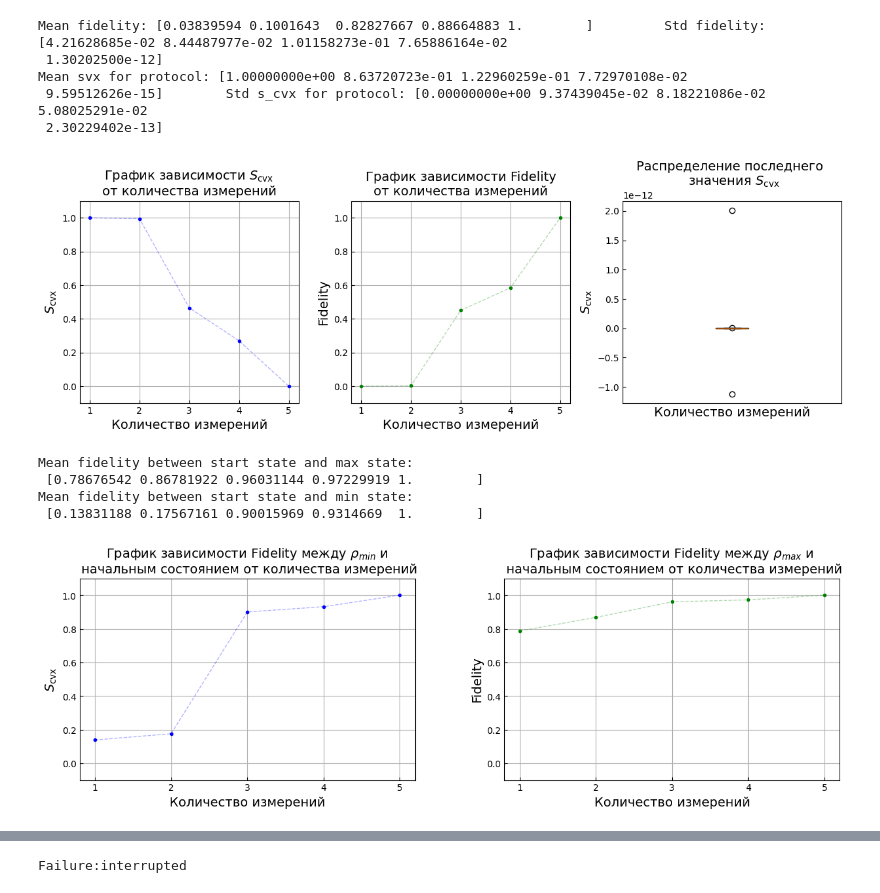
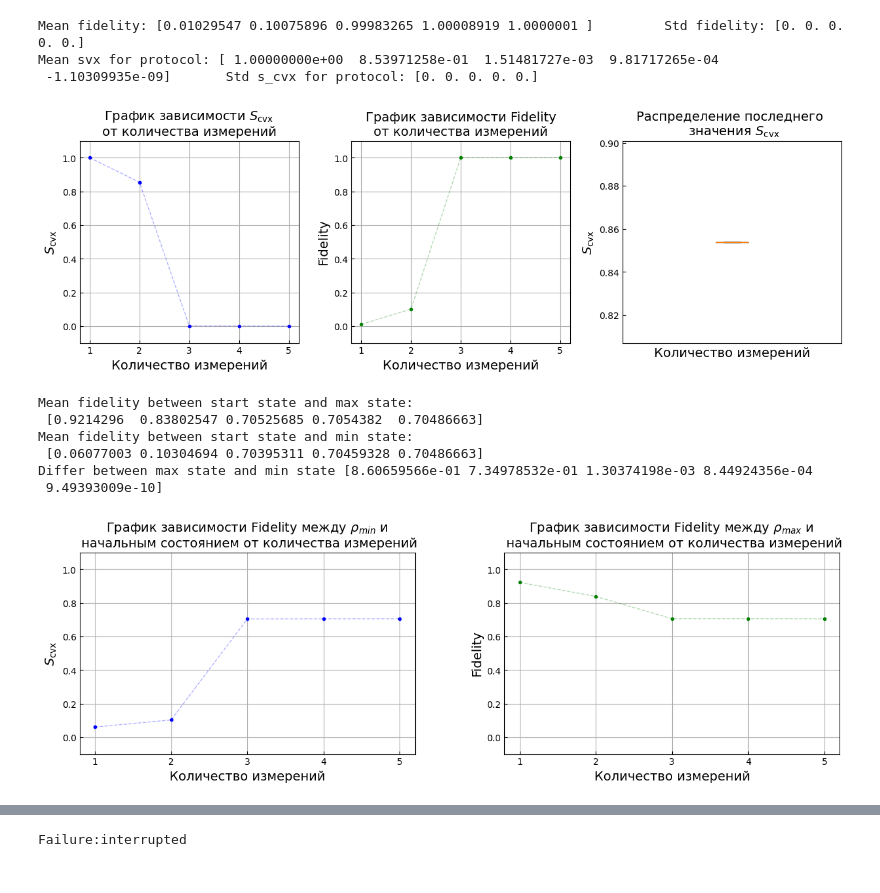
Before and after one commit to Denis-chupa/Quantum_tools, a Jupyter notebook: Tomography/src/research_data/create_s_cvx_pictures.ipynb, the cells around one changed output, grey strips where cells are left out. Saved outputs shown, nothing was run; the diff lists cells and outputs as text; code cells hidden in the pictures.

```diff
--- a/Tomography/src/research_data/create_s_cvx_pictures.ipynb
+++ b/Tomography/src/research_data/create_s_cvx_pictures.ipynb
@@ -69,9 +74,13 @@ import matplotlib.pyplot as plt
+# %%
+from Qutrit import*
+from Adaptive_compresive_cending_qutrit import*
+protocol = [Gl_4(3 * pi / 8), Gl_4(0), Gl_4(pi / 8), Gl_4(5 * pi / 8), Gl_4(7 * pi / 8)]
+rank = 1
+tomography_1 = ACT(protocol, rank, 3)
+state = tomography_1.r_rank_r(rank, 3, "complex")
+Z_state = tomography_1.r_rank_r(3, 3, "complex")
 # %%
-from Qutrit import*
-from Adaptive_compresive_cending_qutrit import*
-protocol = [Gl_4(3 * pi / 8), Gl_4(0), Gl_4(pi / 8),  Gl_4(5 * pi / 8),  Gl_4(7 * pi / 8)]
-rank = 3
-tomography_1 = ACT(protocol, rank, 3)
+
 # state = tomography_1.r_rank_r(rank, 3, "complex")
 
 plt.rcParams.update({
@@ -90,12 +99,12 @@ fidelity_max_start = []
 fidelity_min_start = []
 r_max = []
 r_min = []
-N = 100
+N = 1
 
 for i in tqdm(range(N)):
     svx_list_one_measurement, fidelity_list_one_measurement, fidelity_x_min, fidelity_x_max,\
-    x_min_list, x_max_list, state_ml = tomography_1.main(rank_psevdoin=rank, epsilon_ml=10*-11, epsilon_act=10**-9,\
-                                                         max_iters_in_semidefinite_program=10**8)#, random_r=state)
+    x_min_list, x_max_list, state_ml = tomography_1.main(rank_psevdoin=rank, epsilon_ml=10*-11, epsilon_act=10**-3,\
+                                                         max_iters_in_semidefinite_program=10**8, random_r=state, Z=Z_state)#, random_r=state)
     state = tomography_1.random_r
     for ind_min in range(len(x_min_list)):
         x_min_list[ind_min] = np.array([[complex(item) for item in row] for row in x_min_list[ind_min]])
@@ -103,49 +112,58 @@ for i in tqdm(range(N)):
         x_max_list[ind_max] = np.array([[complex(item) for item in row] for row in x_max_list[ind_max]])
 
     fidelity_list_xmax_xmin = [tomography_1.Fidelity(x_min_list[0], x_max_list[0]), tomography_1.Fidelity(x_min_list[1], x_max_list[1]),\
                                tomography_1.Fidelity(x_min_list[2], x_max_list[2]), tomography_1.Fidelity(x_min_list[3], x_max_list[3]),\
                                tomography_1.Fidelity(x_min_list[4], x_max_list[4])]
 
-    fidelity_list_xmax_start = [tomography_1.Fidelity(state, x_max_list[0]), tomography_1.Fidelity(state, x_max_list[1]),\
-                               tomography_1.Fidelity(state, x_max_list[2]), tomography_1.Fidelity(state, x_max_list[3]),\
-                               tomography_1.Fidelity(state, x_max_list[4])]
+    # fidelity_list_xmax_start = [tomography_1.Fidelity(state, x_max_list[0]), tomography_1.Fidelity(state, x_max_list[1]),\
+    #                            tomography_1.Fidelity(state, x_max_list[2]), tomography_1.Fidelity(state, x_max_list[3]),\
+    #                            tomography_1.Fidelity(state, x_max_list[4])]
 
-    fidelity_list_xmin_start = [tomography_1.Fidelity(state, x_min_list[0]), tomography_1.Fidelity(state, x_min_list[1]),\
-                            tomography_1.Fidelity(state, x_min_list[2]), tomography_1.Fidelity(state, x_min_list[3]),\
-                            tomography_1.Fidelity(state, x_min_list[4])]
+    # fidelity_list_xmin_start = [tomography_1.Fidelity(state, x_min_list[0]), tomography_1.Fidelity(state, x_min_list[1]),\
+    #                         tomography_1.Fidelity(state, x_min_list[2]), tomography_1.Fidelity(state, x_min_list[3]),\
+    #                         tomography_1.Fidelity(state, x_min_list[4])]
+
+    fidelity_list_xmax_start = [np.trace(tomography_1.Z @ x_max_list[0]), np.trace(tomography_1.Z @ x_max_list[1]),\
+                               np.trace(tomography_1.Z @ x_max_list[2]), np.trace(tomography_1.Z @ x_max_list[3]),\
+                               np.trace(tomography_1.Z @ x_max_list[4])]
+
+    fidelity_list_xmin_start = [np.trace(tomography_1.Z @ x_min_list[0]), np.trace(tomography_1.Z @ x_min_list[1]),\
+                            np.trace(tomography_1.Z @ x_min_list[2]), np.trace(tomography_1.Z @ x_min_list[3]),\
+                            np.trace(tomography_1.Z @ x_min_list[4])]
     if svx_list_one_measurement is not np.inf :
         svx_list.append(svx_list_one_measurement)
         fidelity_list.append(np.abs(fidelity_list_xmax_xmin))
         fidelity_max_start.append(np.abs(fidelity_list_xmax_start))
         fidelity_min_start.append(np.abs(fidelity_list_xmin_start))
         r_max.append(x_max_list[-1])
         r_min.append(x_min_list[-1])
 y = np.mean(np.array(svx_list),axis = 0)
 std = np.std(np.array(svx_list),axis = 0)
 fidelity_mean = np.mean((fidelity_list), axis = 0)
 fidelity_std = np.std(np.array(fidelity_list),axis = 0)
 fidelity_mean_max_start = np.mean((fidelity_max_start), axis = 0)
 fidelity_mean_min_start = np.mean((fidelity_min_start), axis = 0)
 
 s_cvx_max = np.max(np.array(svx_list),axis = 0)
 fidelity_min = np.min((fidelity_list), axis = 0)
 
 print("Mean fidelity:", fidelity_mean , "\tStd fidelity:", fidelity_std)
 print("Mean svx for protocol:", y,"\tStd s_cvx for protocol:", std)
-pl_fid_s_cvx_distr(x, s_cvx_max, fidelity_min, np.array(svx_list)[:, -1])
+pl_fid_s_cvx_distr(x, s_cvx_max, fidelity_min, np.array(svx_list)[:, 1])
 print("Mean fidelity between start state and max state:\n", fidelity_mean_max_start)
 print("Mean fidelity between start state and min state:\n", fidelity_mean_min_start)
+print("Differ between max state and min state", np.abs(fidelity_mean_max_start - fidelity_mean_min_start))
 pl_fid_max_min(x, fidelity_mean_min_start, fidelity_mean_max_start)
 # %% [output]
-Mean fidelity: [0.03839594 0.1001643  0.82827667 0.88664883 1.        ]         Std fidelity: [4.21628685e-02 8.44487977e-02 1.01158273e-01 7.65886164e-02
- 1.30202500e-12]
-Mean svx for protocol: [1.00000000e+00 8.63720723e-01 1.22960259e-01 7.72970108e-02
- 9.59512626e-15]        Std s_cvx for protocol: [0.00000000e+00 9.37439045e-02 8.18221086e-02 5.08025291e-02
- 2.30229402e-13]
+Mean fidelity: [0.01029547 0.10075896 0.99983265 1.00008919 1.0000001 ]         Std fidelity: [0. 0. 0. 0. 0.]
+Mean svx for protocol: [ 1.00000000e+00  8.53971258e-01  1.51481727e-03  9.81717265e-04
+ -1.10309935e-09]       Std s_cvx for protocol: [0. 0. 0. 0. 0.]
-[figure, old version]
+[figure, new version]
 Mean fidelity between start state and max state:
- [0.78676542 0.86781922 0.96031144 0.97229919 1.        ]
+ [0.9214296  0.83802547 0.70525685 0.7054382  0.70486663]
 Mean fidelity between start state and min state:
- [0.13831188 0.17567161 0.90015969 0.9314669  1.        ]
+ [0.06077003 0.10304694 0.70395311 0.70459328 0.70486663]
+Differ between max state and min state [8.60659566e-01 7.34978532e-01 1.30374198e-03 8.44924356e-04
+ 9.49393009e-10]
-[figure, old version]
+[figure, new version]
 # %%
```
Also changed, not shown: parts of 3 cells of this notebook, 1 other file.
